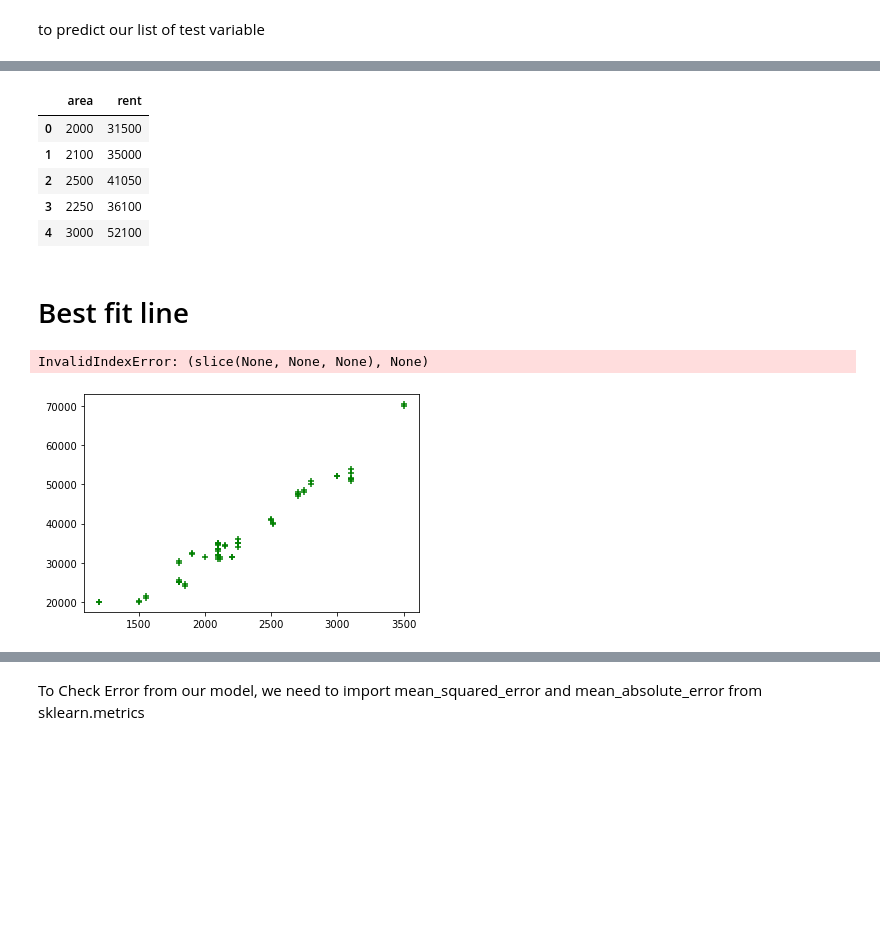
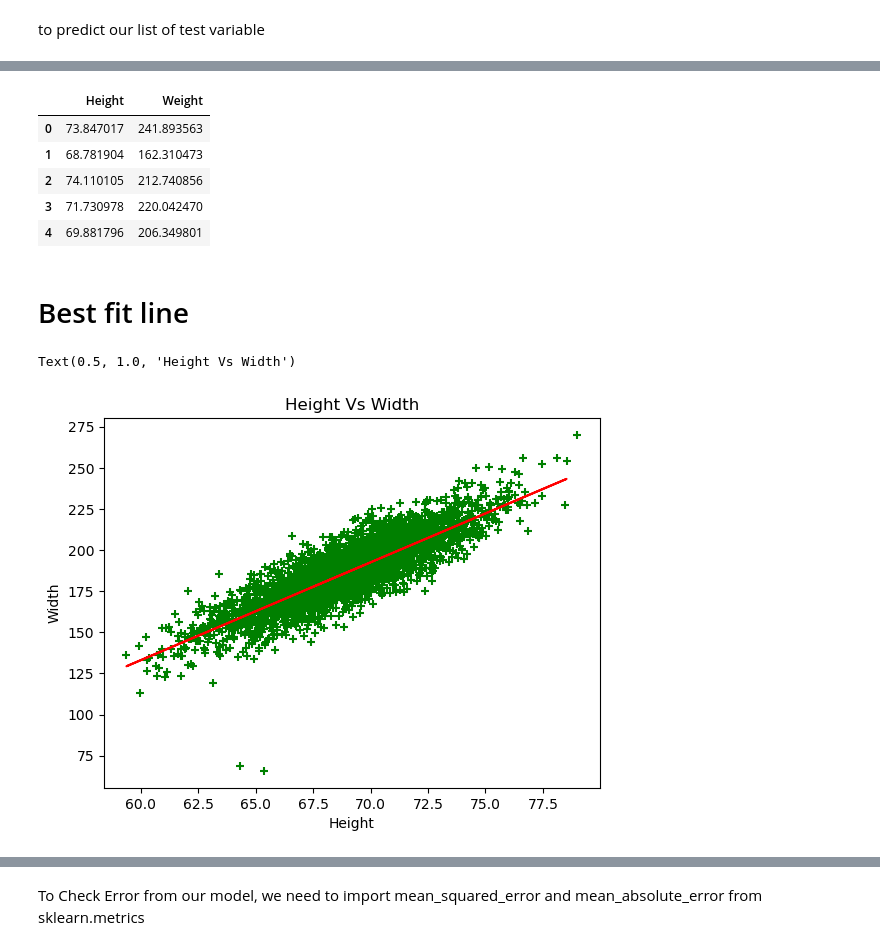
Before and after one commit to amitranjandas-ds/assignment_04, a Jupyter notebook: Assignment_o4_code.ipynb, the cells around one changed output, grey strips where cells are left out. Cells and saved outputs as stored; diff of their text form; code cells hidden in the pictures; blank space fills up the shorter version.

```diff
--- a/Assignment_o4_code.ipynb
+++ b/Assignment_o4_code.ipynb
@@ -61,7 +57,7 @@ df.head()
 # %% [markdown]
 To load data from excel file to dataframe we use read_excel('file name') in python
 # %%
-df = pd.read_excel('Dhaka Rent.xlsx')
+df = pd.read_excel('Height-Weight Data.xlsx')
 # %% [markdown]
 We can limit the head(number of record) function to check number of records
 # %%
@@ -177,11 +163,11 @@ df['rent'].mean()
 Assigning rent value to y variable which is a 2 dimentional array
 # %%
 #x = df[['area']] #2d
-y = df[['rent']]
+y = df[['Weight']]
 # %% [markdown]
 Assigning the x variable to the area column of data frame using dropping rent column from df # for row axis = 0 and for column axis = 1
 # %%
-x = df.drop('rent', axis=1) #axis=1 means column, 0 means row
+x = df.drop('Weight', axis=1) #axis=1 means column, 0 means row
 # %%
 x.shape
 # %% [output]
@@ -333,21 +306,22 @@ df2.head()
 # %%
 df.head()
 # %% [output]
-|  | area | rent |
-| 0 | 2000 | 31500 |
-| 1 | 2100 | 35000 |
-| 2 | 2500 | 41050 |
-| 3 | 2250 | 36100 |
-| 4 | 3000 | 52100 |
+|  | Height | Weight |
+| 0 | 73.847017 | 241.893563 |
+| 1 | 68.781904 | 162.310473 |
+| 2 | 74.110105 | 212.740856 |
+| 3 | 71.730978 | 220.042470 |
+| 4 | 69.881796 | 206.349801 |
 # %% [markdown]
 # Best fit line
 # %%
-plt.scatter(df[['area']] , df[['rent']], color='green', marker='+')
+plt.scatter(df[['Height']] , df[['Weight']], color='green', marker='+')
 plt.plot(xtest, reg.predict(xtest), color='red') # reg.predict(xtest) = m*xtest + c
-plt.ylabel('Rent in Taka')
-plt.xlabel('Size in sq. ft.')
-plt.title('Dhaka Rent Data')
+
+plt.xlabel('Height')
+plt.ylabel('Width')
+plt.title('Height Vs Width')
 # %% [output]
-InvalidIndexError: (slice(None, None, None), None)
+Text(0.5, 1.0, 'Height Vs Width')
-[figure, old version]
+[figure, new version]
 # %%
```
Also changed, not shown: parts of 30 cells of this notebook, 1 other file.
